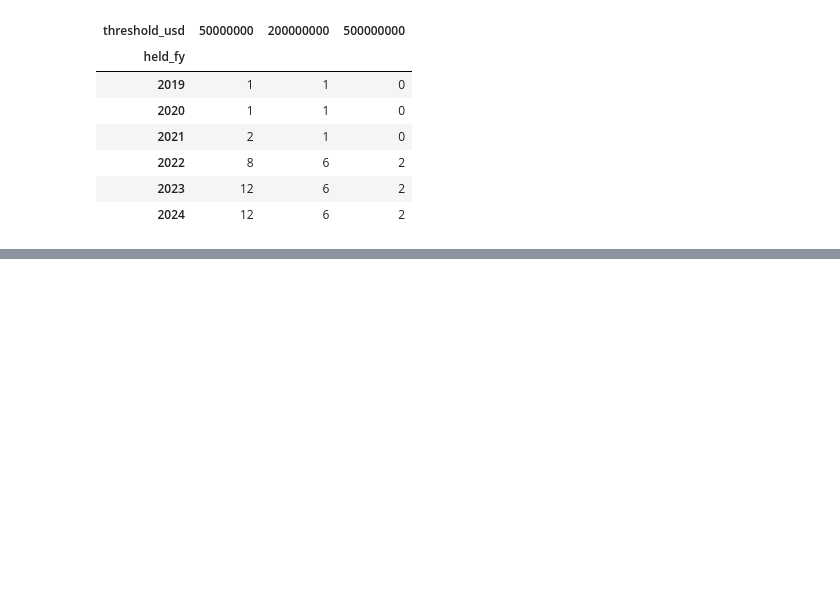
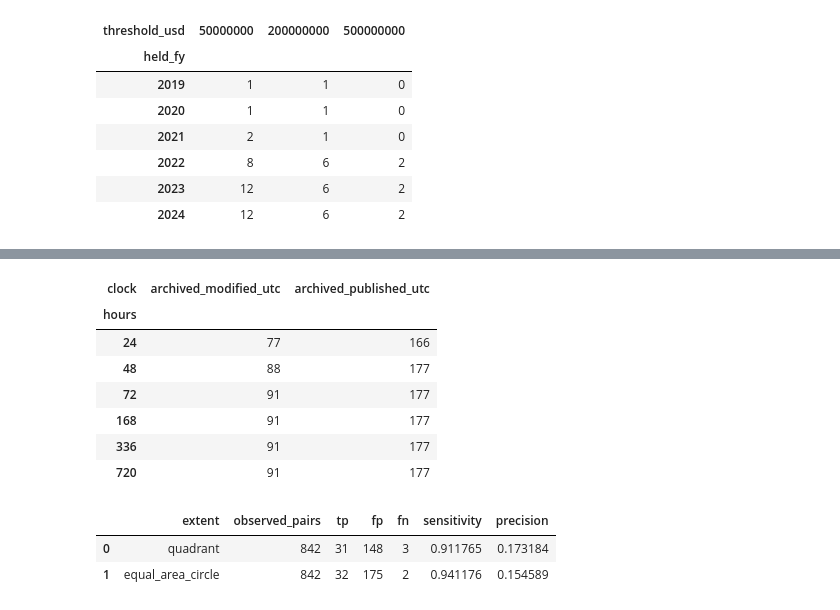
Before and after one commit to leonmarienga/ML-thesis, a Jupyter notebook: research/THESIS_REPRODUCTION.ipynb, the cells around one changed output, grey strips where cells are left out. Drawn from its saved outputs; the diff is of its cells as text; code cells hidden in the pictures; blank space fills up the shorter version.

Commit message:
Integrate original publication and operational wind verification evidence

```diff
--- a/research/THESIS_REPRODUCTION.ipynb
+++ b/research/THESIS_REPRODUCTION.ipynb
@@ -556,0 +561,25 @@ water.mul(100).round(2)
+# %%
+from pathlib import Path
+import pandas as pd
+
+base = Path("research/continuous")
+if not base.exists():
+    base = Path("continuous")
+a = pd.read_csv(base / "announcements/results/availability_summary.csv")
+a.query('status == "covered"').pivot(index="hours", columns="clock", values="declarations").fillna(0).astype(int)
+# %% [output]
+| clock | archived_modified_utc | archived_published_utc |
+| hours |  |  |
+| 24 | 77 | 166 |
+| 48 | 88 | 177 |
+| 72 | 91 | 177 |
+| 168 | 91 | 177 |
+| 336 | 91 | 177 |
+| 720 | 91 | 177 |
+# %%
+w = pd.read_csv(base / "winds/results/station_contingencies.csv")
+w.query('storm == "all"')[["extent", "observed_pairs", "tp", "fp", "fn", "sensitivity", "precision"]]
+# %% [output]
+|  | extent | observed_pairs | tp | fp | fn | sensitivity | precision |
+| 0 | quadrant | 842 | 31 | 148 | 3 | 0.911765 | 0.173184 |
+| 1 | equal_area_circle | 842 | 32 | 175 | 2 | 0.941176 | 0.154589 |
```
Also changed, not shown: parts of 1 cell of this notebook, 10 other files.
